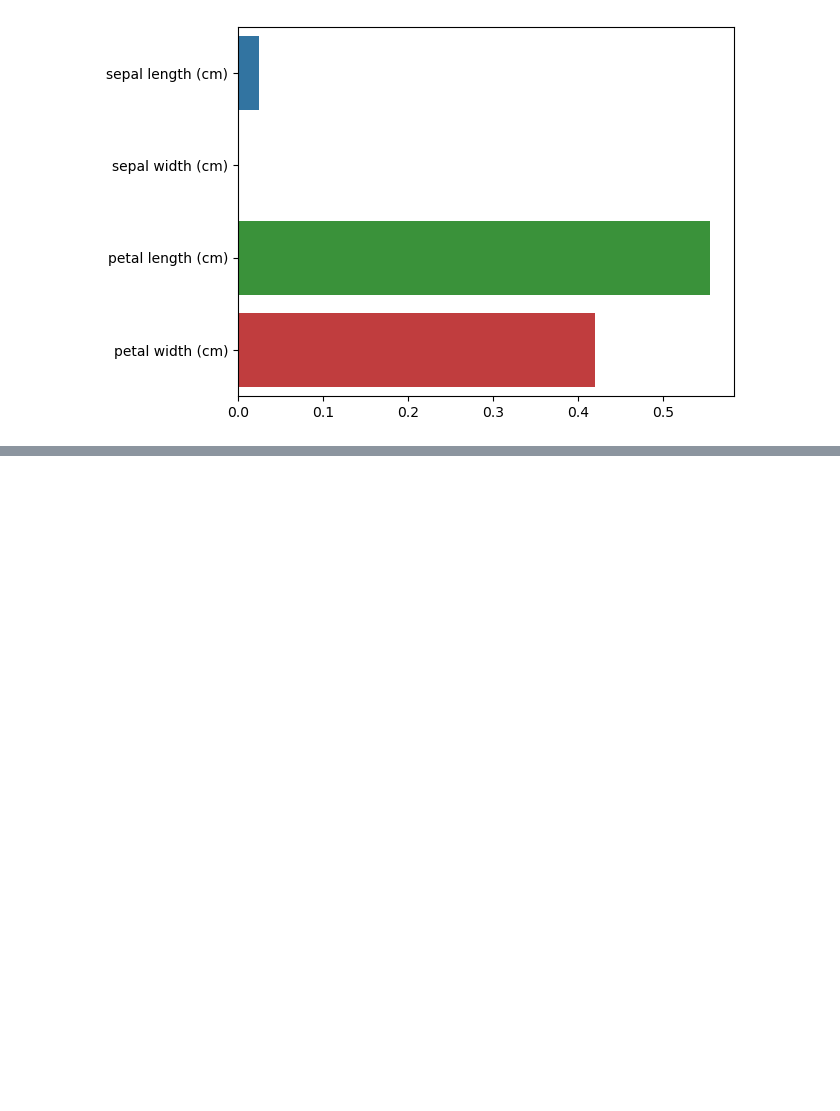
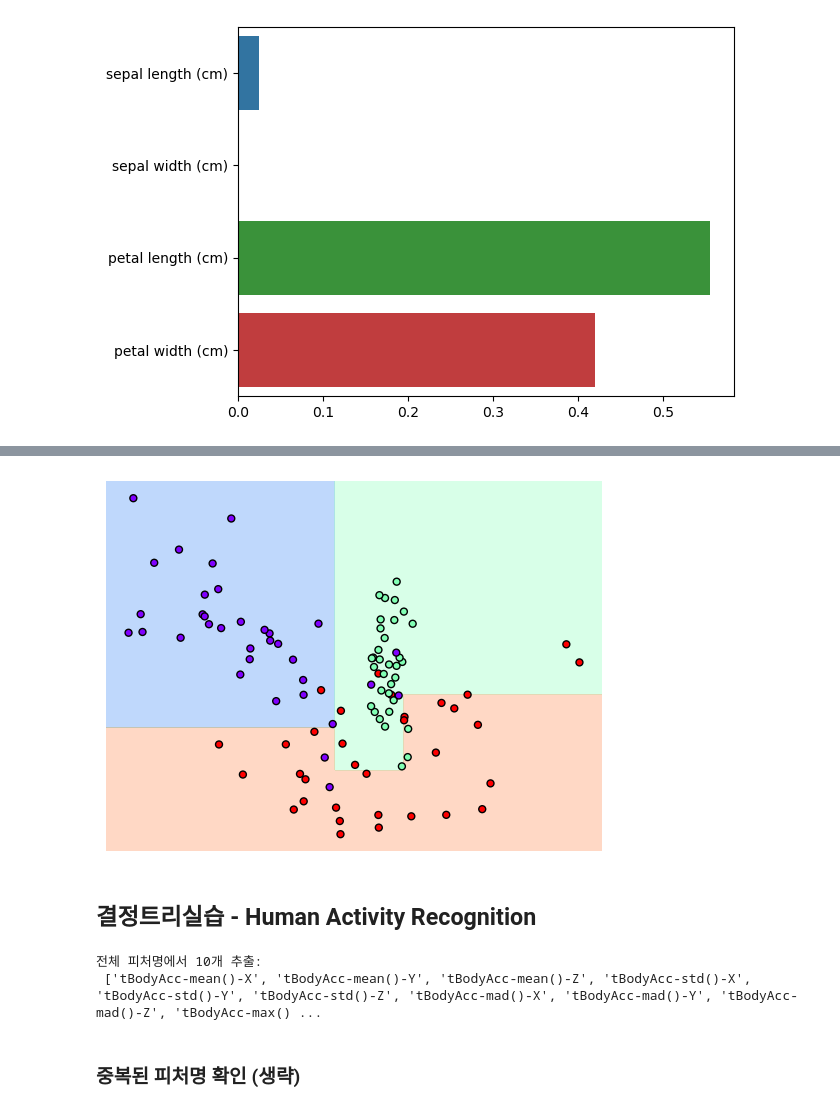
Before and after one commit to jman3/python-ml-inflearn, a Jupyter notebook: chapter04/4-1. Decision Tree Classifier.ipynb, the cells around one changed output, grey strips where cells are left out. Drawn from its saved outputs; the diff is of its cells as text; code cells hidden in the pictures; blank space fills up the shorter version.

```diff
--- a/chapter04/4-1. Decision Tree Classifier.ipynb
+++ b/chapter04/4-1. Decision Tree Classifier.ipynb
@@ -56,0 +107,21 @@ petal width (cm) 0.42
+# %%
+# min_samples_leaf = 6
+dt_clf = DecisionTreeClassifier(min_samples_leaf=6, random_state=156).fit(X_features, y_labels)
+visualize_boundary(dt_clf, X_features, y_labels)
+# %% [output]
+[figure, added]
+# %% [markdown]
+## 결정트리실습 - Human Activity Recognition
+# %%
+import pandas as pd
+import matplotlib.pyplot as plt
+
+feature_name_df = pd.read_csv('./human_activity/features.txt', sep='\s+', header=None, names=['column_index', 'column_name'])
+
+feature_name = feature_name_df.iloc[:, 1].values.tolist()
+print("전체 피처명에서 10개 추출:\n", feature_name[:10])
+# %% [output]
+전체 피처명에서 10개 추출:
+ ['tBodyAcc-mean()-X', 'tBodyAcc-mean()-Y', 'tBodyAcc-mean()-Z', 'tBodyAcc-std()-X', 'tBodyAcc-std()-Y', 'tBodyAcc-std()-Z', 'tBodyAcc-mad()-X', 'tBodyAcc-mad()-Y', 'tBodyAcc-mad()-Z', 'tBodyAcc-max() ...
+# %% [markdown]
+### 중복된 피처명 확인 (생략)
```
Also changed, not shown: parts of 16 cells of this notebook, 5 other files.
